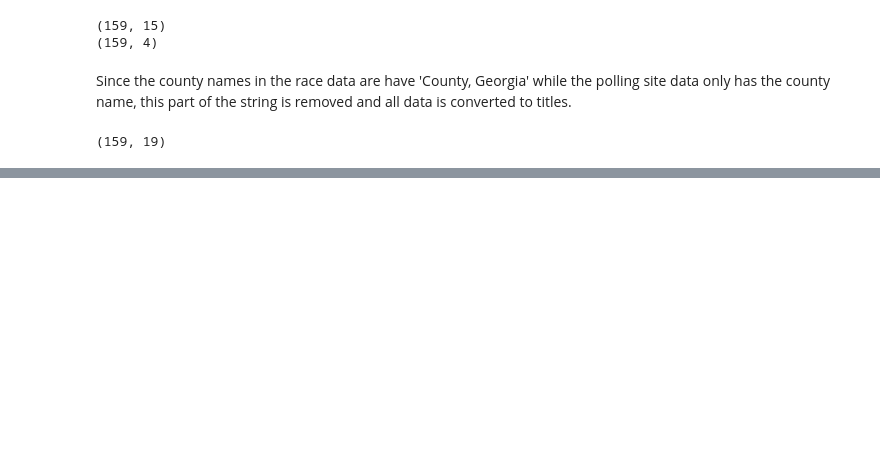
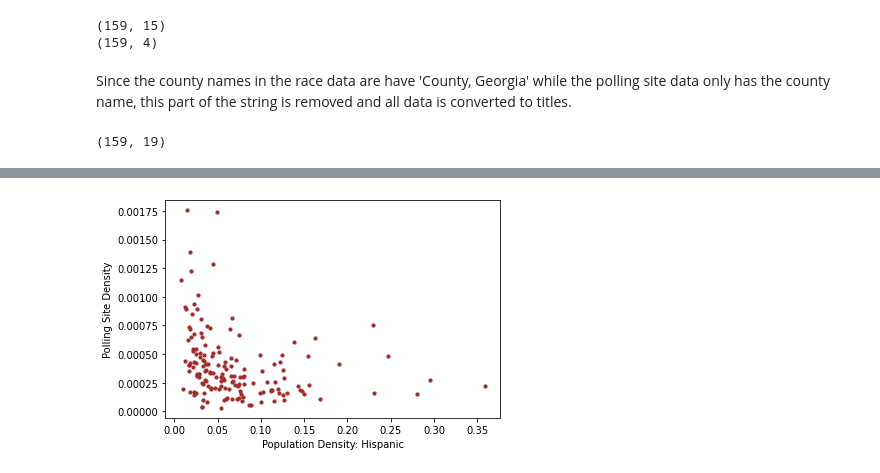
Before and after one commit to zzoeys/freecakefridays, a Jupyter notebook: statistical_tests.ipynb, the cells around one changed output, grey strips where cells are left out. Saved outputs shown, nothing was run; the diff lists cells and outputs as text; code cells hidden in the pictures; blank space fills up the shorter version.

```diff
--- a/statistical_tests.ipynb
+++ b/statistical_tests.ipynb
@@ -76,0 +57,5 @@ test.corr(method= 'pearson', min_periods=1)
+# %%
+merge.plot.scatter(x='Population Density: Hispanic', y='Polling Site Density', s = 10, c = 'brown')
+plt.savefig('images/scatter_plot_hispanic')
+# %% [output]
+[figure, added]
```
Also changed, not shown: parts of 10 cells of this notebook, 1 other file.
